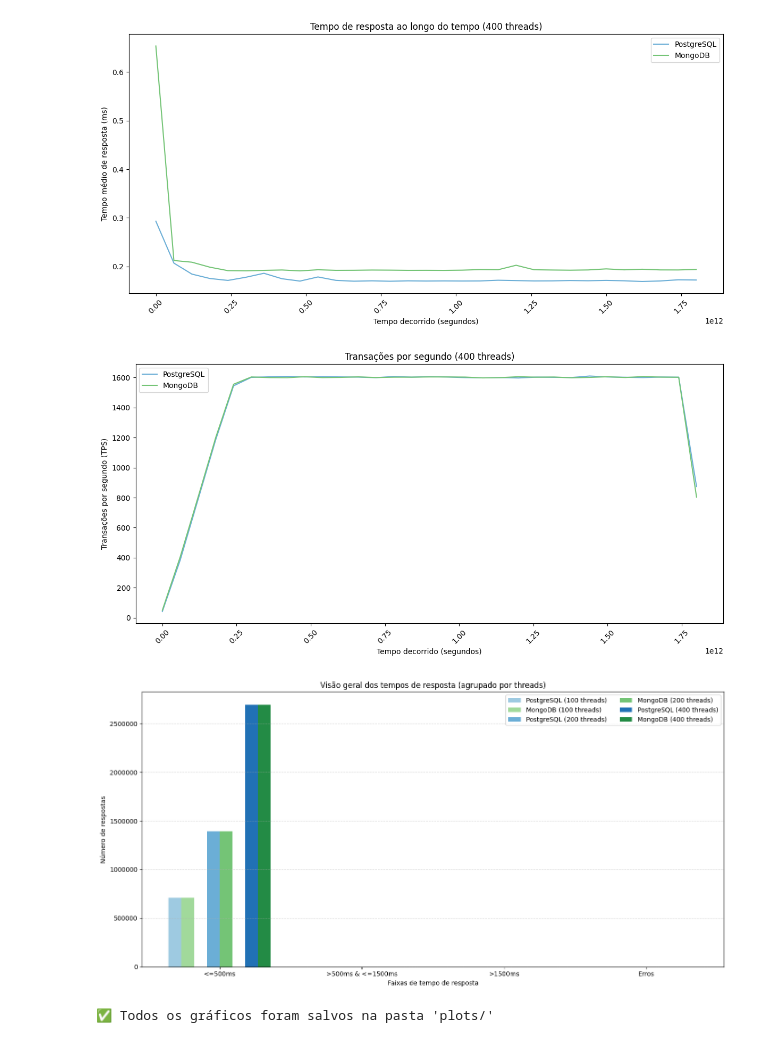
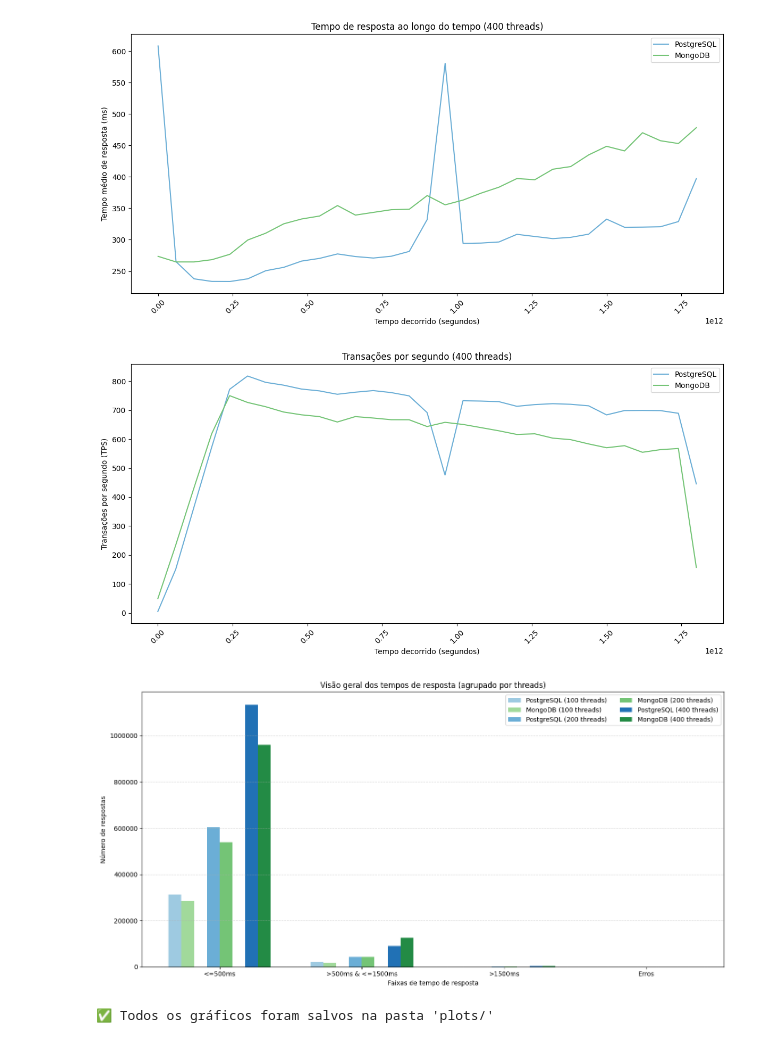
Before and after one commit to leonardomaier/analise-comparativa-dbs, a Jupyter notebook: metrics.ipynb, the cells around one changed output. Cells and saved outputs as stored; diff of their text form; code cells hidden in the pictures.

```diff
--- a/metrics.ipynb
+++ b/metrics.ipynb
@@ -9,7 +9,7 @@ db_pg = 'pg'
 db_mongo = 'mongo'
 ramp = '240'
 threads = '400'
-workload = 'insert'
+workload = 'mixed'
 
 # === Paleta de cores ===
 pg_color = '#6baed6'      # PostgreSQL - azul
@@ -53,7 +53,7 @@ tps_pg.index = (tps_pg.index - tps_pg.index[0])
 tps_mongo.index = (tps_mongo.index - tps_mongo.index[0])
 
 # === Nome dos arquivos ===
-param_str = f"{ramp}_seconds_ramp_{threads}_threads_{workload}_workload"
+param_str = f"{threads}_threads_{workload}_workload"
 
 # === Gráfico: Tempo de Resposta ao Longo do Tempo ===
 plt.figure(figsize=(12, 6))
@@ -66,7 +66,7 @@ plt.legend()
 plt.xticks(rotation=45)
 plt.tight_layout()
 
-filename_response_time = f'{output_dir}/tempo_resposta_ao_longo_do_tempo_{param_str}.png'
+filename_response_time = f'{output_dir}/{param_str}_tempo_resposta_ao_longo_do_tempo.png'
 plt.savefig(filename_response_time, dpi=300)
 plt.show()
 
@@ -81,7 +81,7 @@ plt.legend()
 plt.xticks(rotation=45)
 plt.tight_layout()
 
-filename_tps = f'{output_dir}/transacoes_por_segundo_{param_str}.png'
+filename_tps = f'{output_dir}/{param_str}_transacoes_por_segundo.png'
 plt.savefig(filename_tps, dpi=300)
 plt.show()
 
@@ -122,37 +122,39 @@ spacing = 2.0
 thread_order = ['100', '200', '400']
 x_base = np.arange(len(ranges)) * spacing
 
 fig, ax = plt.subplots(figsize=(14, 7))
 
 colors_pg = {'100': '#9ecae1', '200': '#6baed6', '400': '#2171b5'}
 colors_mongo = {'100': '#a1d99b', '200': '#74c476', '400': '#238b45'}
 
 for i, threads in enumerate(thread_order):
     offset = (i - 1) * bar_width * 3
     x_group = x_base + offset
 
     pg_vals = response_data['PostgreSQL'][threads]
     mongo_vals = response_data['MongoDB'][threads]
 
-    ax.bar(x_group - bar_width/2, pg_vals, bar_width, label=f'PostgreSQL ({threads} threads)', color=colors_pg[threads])
-    ax.bar(x_group + bar_width/2, mongo_vals, bar_width, label=f'MongoDB ({threads} threads)', color=colors_mongo[threads])
+    # Plotar barras
+    bars_pg = ax.bar(x_group - bar_width / 2, pg_vals, bar_width, label=f'PostgreSQL ({threads} threads)', color=colors_pg[threads])
+    bars_mongo = ax.bar(x_group + bar_width / 2, mongo_vals, bar_width, label=f'MongoDB ({threads} threads)', color=colors_mongo[threads])
+
 
 ax.set_xlabel('Faixas de tempo de resposta')
 ax.set_ylabel('Número de respostas')
 ax.set_title('Visão geral dos tempos de resposta (agrupado por threads)')
 ax.set_xticks(x_base)
 ax.set_xticklabels(ranges)
 ax.legend(ncol=2)
 ax.grid(axis='y', linestyle='--', alpha=0.5)
 ax.ticklabel_format(style='plain', axis='y')
 
 plt.tight_layout()
-plt.savefig(f'{output_dir}/visao_geral_tempo_resposta_agrupado_threads.png', dpi=300)
+plt.savefig(f'{output_dir}/{param_str}_visao_geral_tempo_resposta_agrupado_threads.png', dpi=300)
 plt.show()
 
 print(f"✅ Todos os gráficos foram salvos na pasta '{output_dir}/'")
 # %% [output]
-[figure, old version]
+[figure, new version]
-[figure, old version]
+[figure, new version]
-[figure, old version]
+[figure, new version]
 ✅ Todos os gráficos foram salvos na pasta 'plots/'
```
Also changed, not shown: 1 other file.
